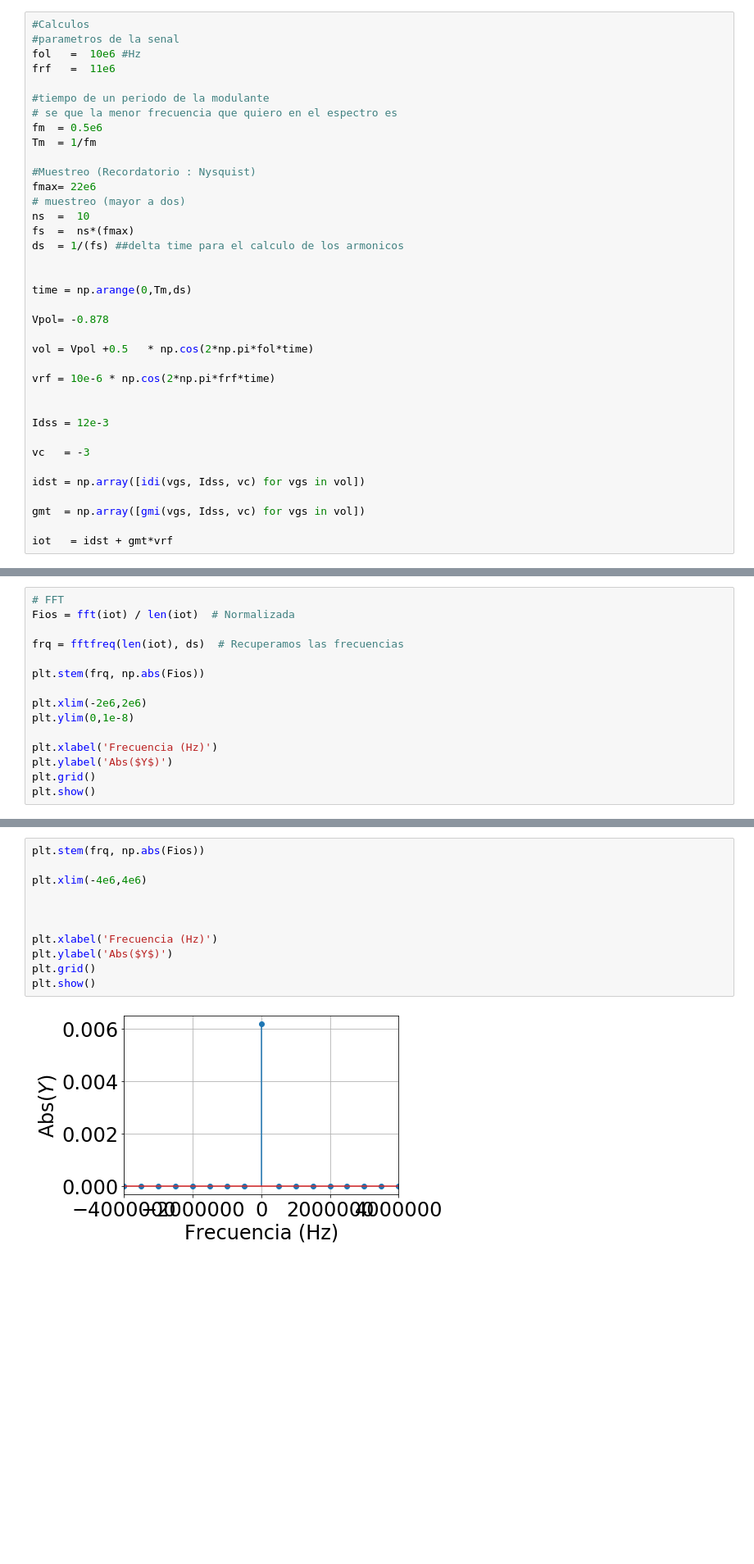
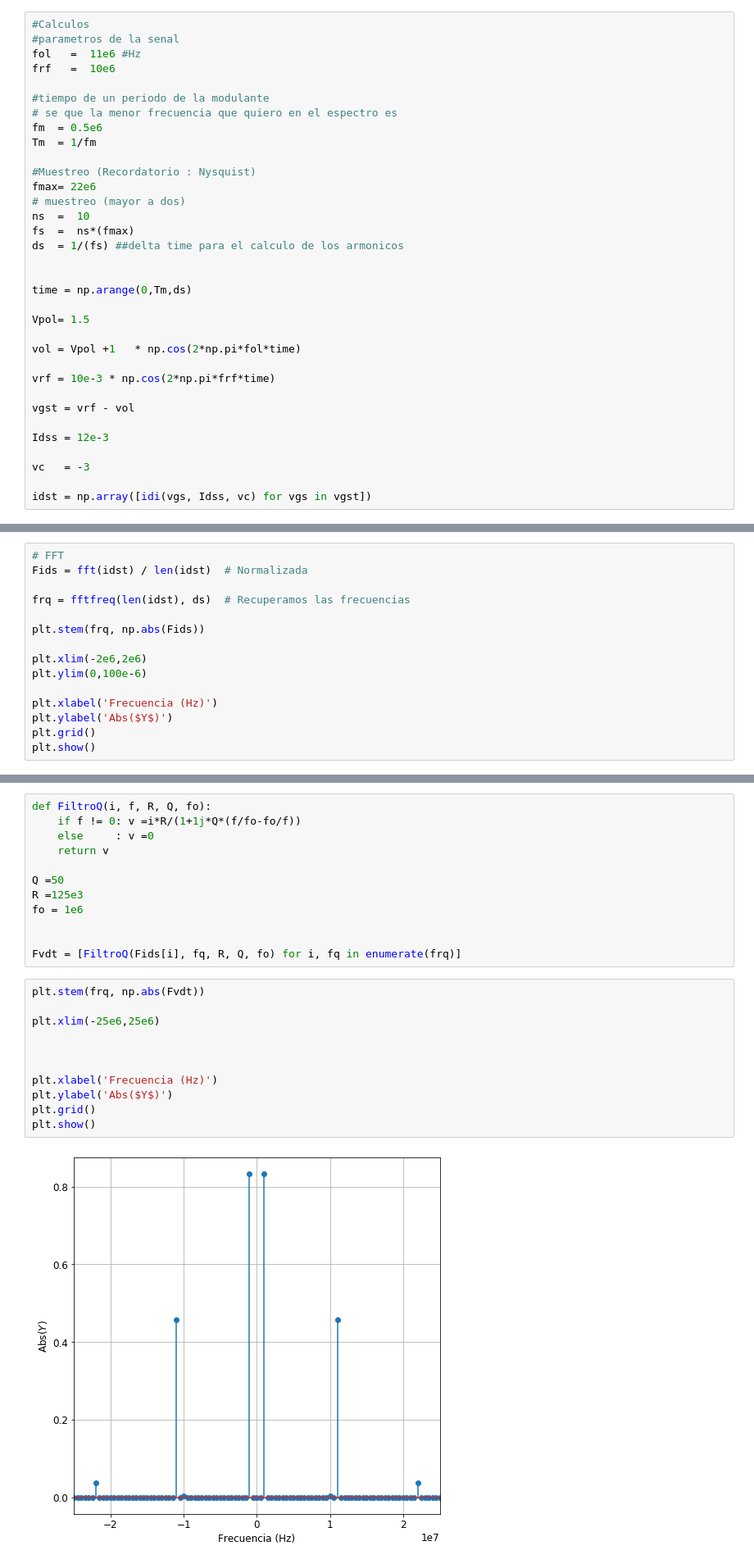
Before and after one commit to eaiii-frba-utn/2020, a Jupyter notebook: 7_Mezcladores/ejercicios/1_mezclador_jfet.ipynb, the cells around one changed output, grey strips where cells are left out. Shown at 82% size. Saved outputs shown, nothing was run; the diff lists cells and outputs as text; blank space fills up the shorter version.

```diff
--- a/7_Mezcladores/ejercicios/1_mezclador_jfet.ipynb
+++ b/7_Mezcladores/ejercicios/1_mezclador_jfet.ipynb
@@ -220,8 +234,8 @@ plt.show()
 # %%
 #Calculos
 #parametros de la senal
-fol   =  10e6 #Hz
-frf   =  11e6
+fol   =  11e6 #Hz
+frf   =  10e6
 
 #tiempo de un periodo de la modulante
 # se que la menor frecuencia que quiero en el espectro es
@@ -238,22 +252,19 @@ ds  = 1/(fs) ##delta time para el calculo de los armonicos
 
 time = np.arange(0,Tm,ds)
 
-Vpol= -0.878
+Vpol= 1.5
 
-vol = Vpol +0.5   * np.cos(2*np.pi*fol*time)
+vol = Vpol +1   * np.cos(2*np.pi*fol*time)
 
-vrf = 10e-6 * np.cos(2*np.pi*frf*time)
+vrf = 10e-3 * np.cos(2*np.pi*frf*time)
 
+vgst = vrf - vol
 
 Idss = 12e-3
 
 vc   = -3
 
-idst = np.array([idi(vgs, Idss, vc) for vgs in vol])
-
-gmt  = np.array([gmi(vgs, Idss, vc) for vgs in vol])
-
-iot   = idst + gmt*vrf
+idst = np.array([idi(vgs, Idss, vc) for vgs in vgst])
 # %%
 plt.plot(time, vgst)
 plt.ylabel('$v_{gs}$ [V]')
@@ -306,13 +301,13 @@ plt.show()
 # %%
 # FFT
-Fios = fft(iot) / len(iot)  # Normalizada
+Fids = fft(idst) / len(idst)  # Normalizada
 
-frq = fftfreq(len(iot), ds)  # Recuperamos las frecuencias
+frq = fftfreq(len(idst), ds)  # Recuperamos las frecuencias
 
-plt.stem(frq, np.abs(Fios))
+plt.stem(frq, np.abs(Fids))
 
 plt.xlim(-2e6,2e6)
-plt.ylim(0,1e-8)
+plt.ylim(0,100e-6)
 
 plt.xlabel('Frecuencia (Hz)')
 plt.ylabel('Abs($Y$)')
@@ -323,13 +318,25 @@ plt.show()
+# %%
+def FiltroQ(i, f, R, Q, fo):
+    if f != 0: v =i*R/(1+1j*Q*(f/fo-fo/f))
+    else     : v =0
+    return v
+
+Q =50
+R =125e3
+fo = 1e6
+
+
+Fvdt = [FiltroQ(Fids[i], fq, R, Q, fo) for i, fq in enumerate(frq)]
 # %%
-plt.stem(frq, np.abs(Fios))
+plt.stem(frq, np.abs(Fvdt))
 
-plt.xlim(-4e6,4e6)
+plt.xlim(-25e6,25e6)
 
 
 
 plt.xlabel('Frecuencia (Hz)')
 plt.ylabel('Abs($Y$)')
 plt.grid()
 plt.show()
 # %% [output]
-[figure, old version]
+[figure, new version]
```
Also changed, not shown: parts of 13 cells of this notebook, 11 other files.
